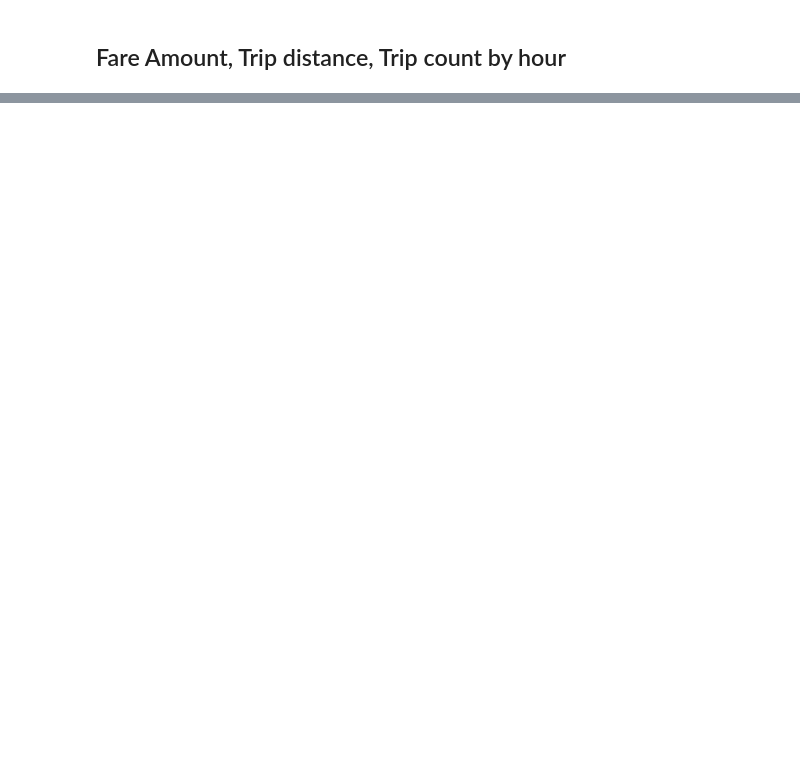
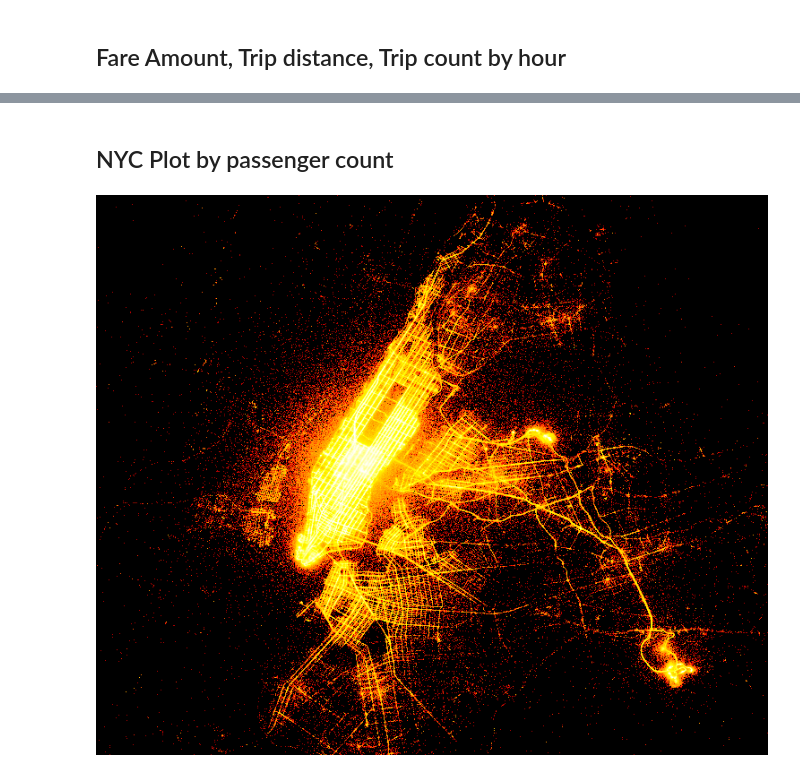
Before and after one commit to haroog96/Google-NY-Taxi-Fare, a Jupyter notebook: Google Taxi Fare Forecasting.ipynb, the cells around one changed output, grey strips where cells are left out. Cells and saved outputs as stored; diff of their text form; code cells hidden in the pictures; blank space fills up the shorter version.

```diff
--- a/Google Taxi Fare Forecasting.ipynb
+++ b/Google Taxi Fare Forecasting.ipynb
@@ -418,0 +345,4 @@ Successfully installed branca-0.4.2 folium-0.12.1.post1
+# %%
+import datashader as ds
+Data_viz = pd.read_csv(r"C:\Users\harsh\OneDrive\Documents\Kaggle\Google Taxi Fare forecasting\Google-NY-Taxi-Fare\train.csv")
+Data_viz.head(10)
@@ -418,0 +382,10 @@ Successfully installed branca-0.4.2 folium-0.12.1.post1
+# %% [markdown]
+## NYC Plot by passenger count
+# %%
+x_range, y_range = ((-74.14,-73.73), (40.6,40.9))
+viz_1 = ds.Canvas(plot_width = int(750), plot_height = int(750//1.2),x_range = x_range, y_range = y_range).points(Data_viz,'pickup_longitude','pickup_latitude',ds.count('fare_amount'))
+viz_1_shade = tf.shade(viz_1, cmap = Hot, how = 'eq_hist')
+viz_1_dynspread = ds.tf.dynspread(viz_1_shade, threshold=0.1, max_px=1)
+ds.tf.set_background(viz_1_dynspread, color = "black")
+# %% [output]
+[figure, added]
```
Also changed, not shown: parts of 19 cells of this notebook.
